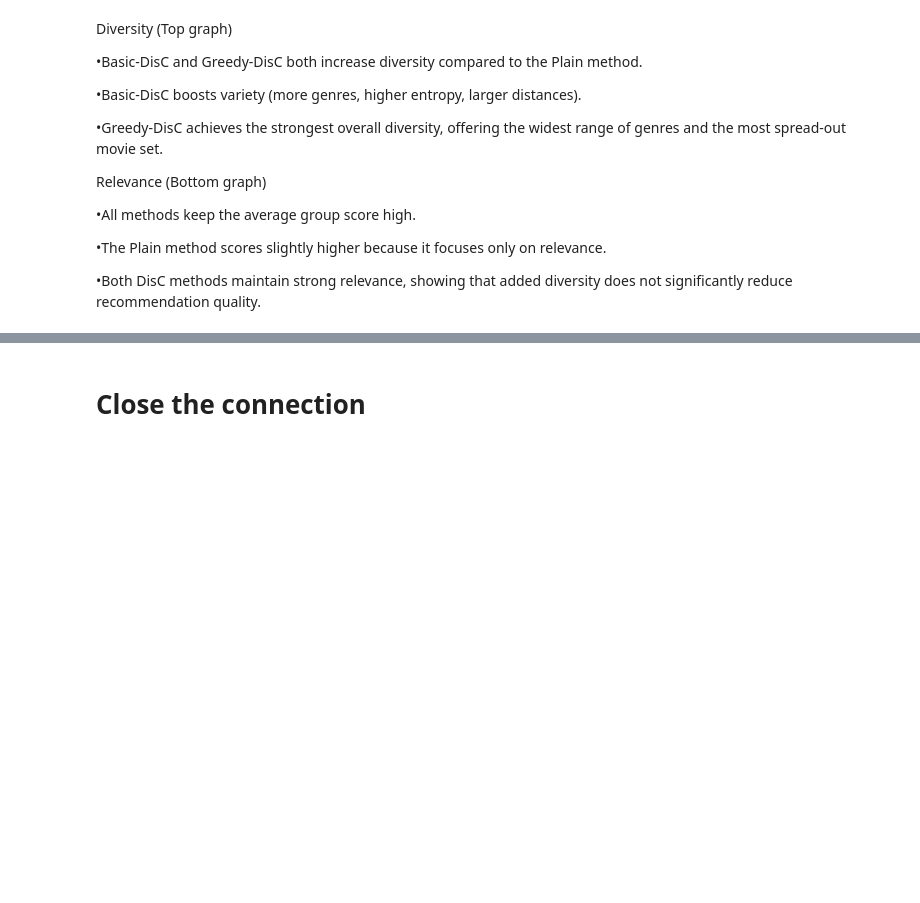
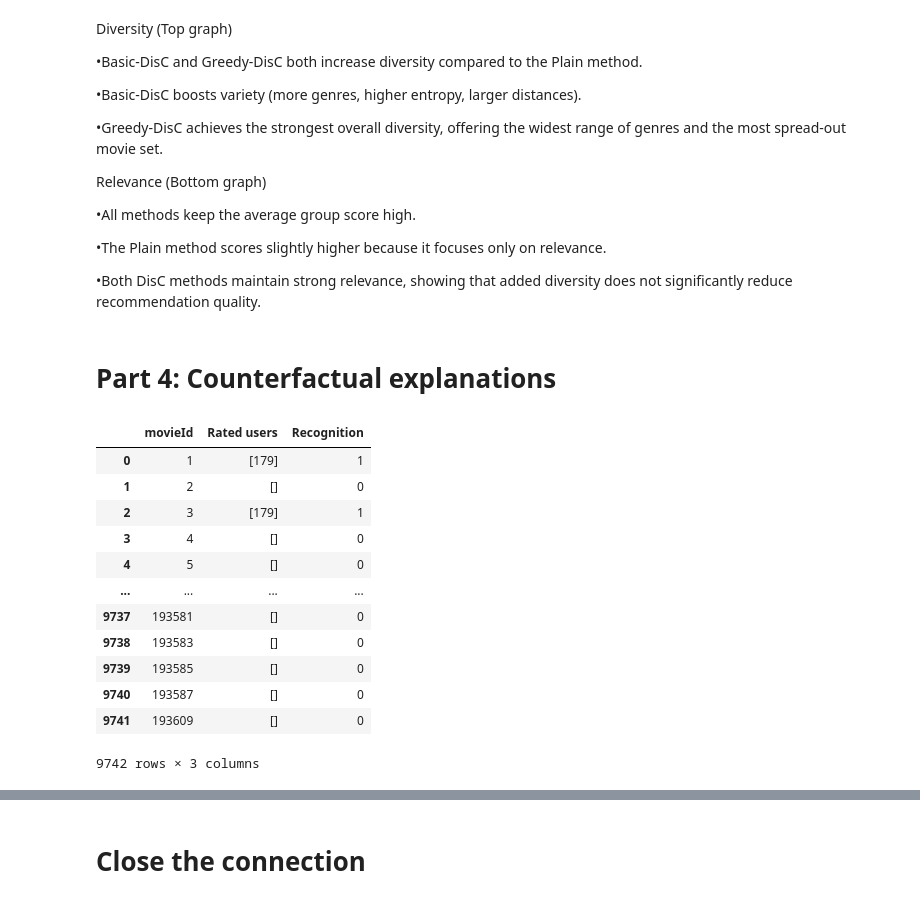
Before and after one commit to MinhNhatTRUONG-2001/movie-lens, a Jupyter notebook: movie-lens.ipynb, the cells around one changed output, grey strips where cells are left out. Cells and saved outputs as stored; diff of their text form; code cells hidden in the pictures; blank space fills up the shorter version.

Commit message:
Calculate metrics for counterfactual explanations

```diff
--- a/movie-lens.ipynb
+++ b/movie-lens.ipynb
@@ -1103,3 +1103,56 @@ Relevance (Bottom graph)
 •The Plain method scores slightly higher because it focuses only on relevance.
 
 •Both DisC methods maintain strong relevance, showing that added diversity does not significantly reduce recommendation quality.
+# %% [markdown]
+# Part 4: Counterfactual explanations
+# %%
+# Use only code from p1 (Option 2, avg gr rec)
+# Algorithm: Influence Rebuild
+# Metrics: recognition (original rating table); rating, influence (predicted rating table)
+
+# Prepare rating table before rating prediction
+def create_raw_rating_table(group, conn):
+    # Get all movie IDs
+    movie_ratings = pd.read_sql(text("SELECT movieId FROM movies"), conn)
+    # Get each user's all movie ratings and merge to movie_ratings
+    for user_id in group:
+        user_movie_ratings = pd.read_sql(
+            text("""
+                SELECT movieId, rating
+                FROM ratings
+                WHERE userId = :uid
+            """),
+            conn,
+            params={"uid": user_id}
+        )
+        # rename the rating column to a user-specific column before merging
+        user_col = f'User {user_id} rating'
+        user_movie_ratings = user_movie_ratings.rename(columns={'rating': user_col})
+        movie_ratings = pd.merge(movie_ratings, user_movie_ratings, how='left', on='movieId')
+    # Drop movies that no one rated
+    #movie_ratings = movie_ratings.dropna(how='all', subset=[f'User {user_id} rating' for user_id in group])
+    # Add rated users column
+    user_cols = [f'User {user_id} rating' for user_id in group]
+    movie_ratings['Rated users'] = movie_ratings[user_cols].apply(lambda row: [group[i] for i, val in enumerate(row) if pd.notna(val)], axis=1)
+    movie_ratings['Recognition'] = [len(users) for users in movie_ratings['Rated users']]
+
+    return movie_ratings
+
+raw_ratings = create_raw_rating_table(group, conn)
+raw_ratings_without_user_ratings = raw_ratings.drop(raw_ratings.columns[range(1, len(group) + 1)], axis=1)
+
+raw_ratings_without_user_ratings
+# %% [output]
+|  | movieId | Rated users | Recognition |
+| 0 | 1 | [179] | 1 |
+| 1 | 2 | [] | 0 |
+| 2 | 3 | [179] | 1 |
+| 3 | 4 | [] | 0 |
+| 4 | 5 | [] | 0 |
+| ... | ... | ... | ... |
+| 9737 | 193581 | [] | 0 |
+| 9738 | 193583 | [] | 0 |
+| 9739 | 193585 | [] | 0 |
+| 9740 | 193587 | [] | 0 |
+| 9741 | 193609 | [] | 0 |
+9742 rows × 3 columns
```
Also changed, not shown: parts of 3 cells of this notebook.
